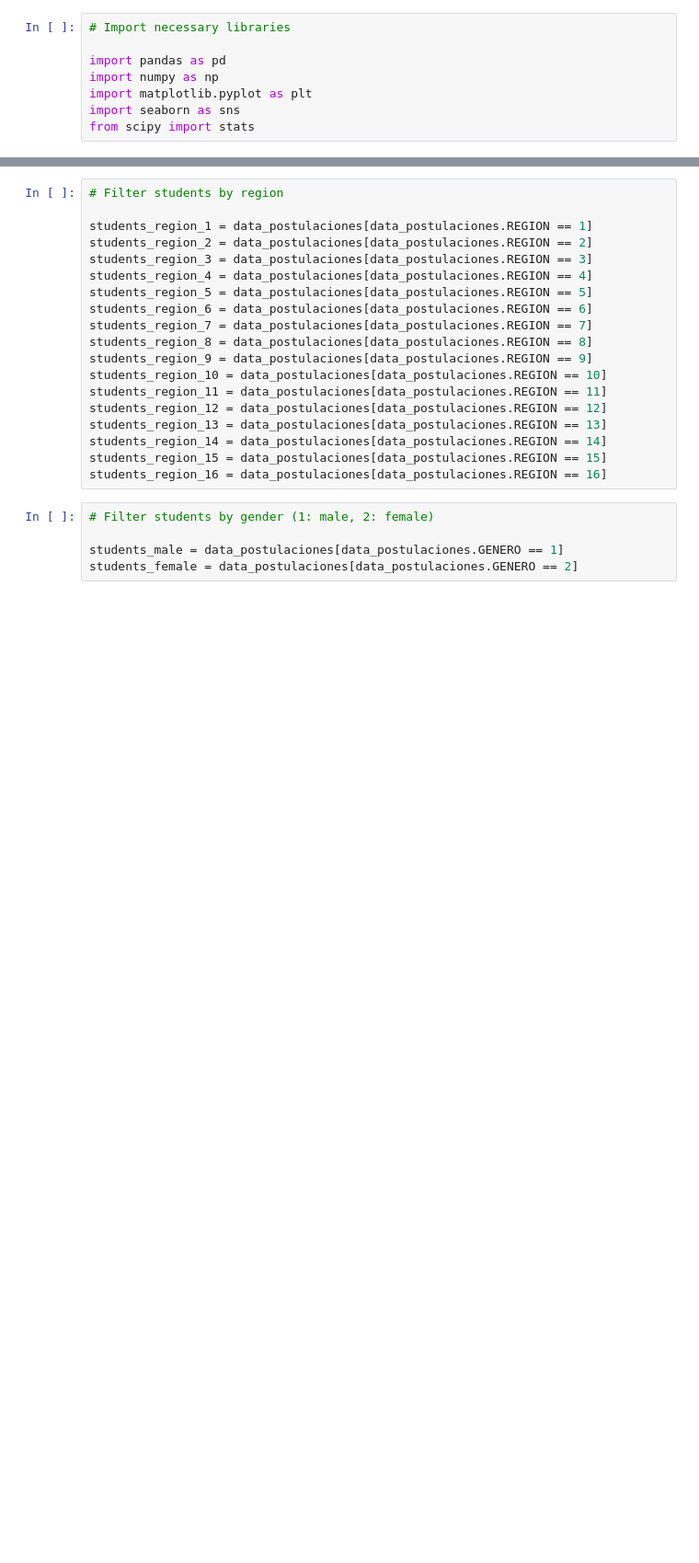
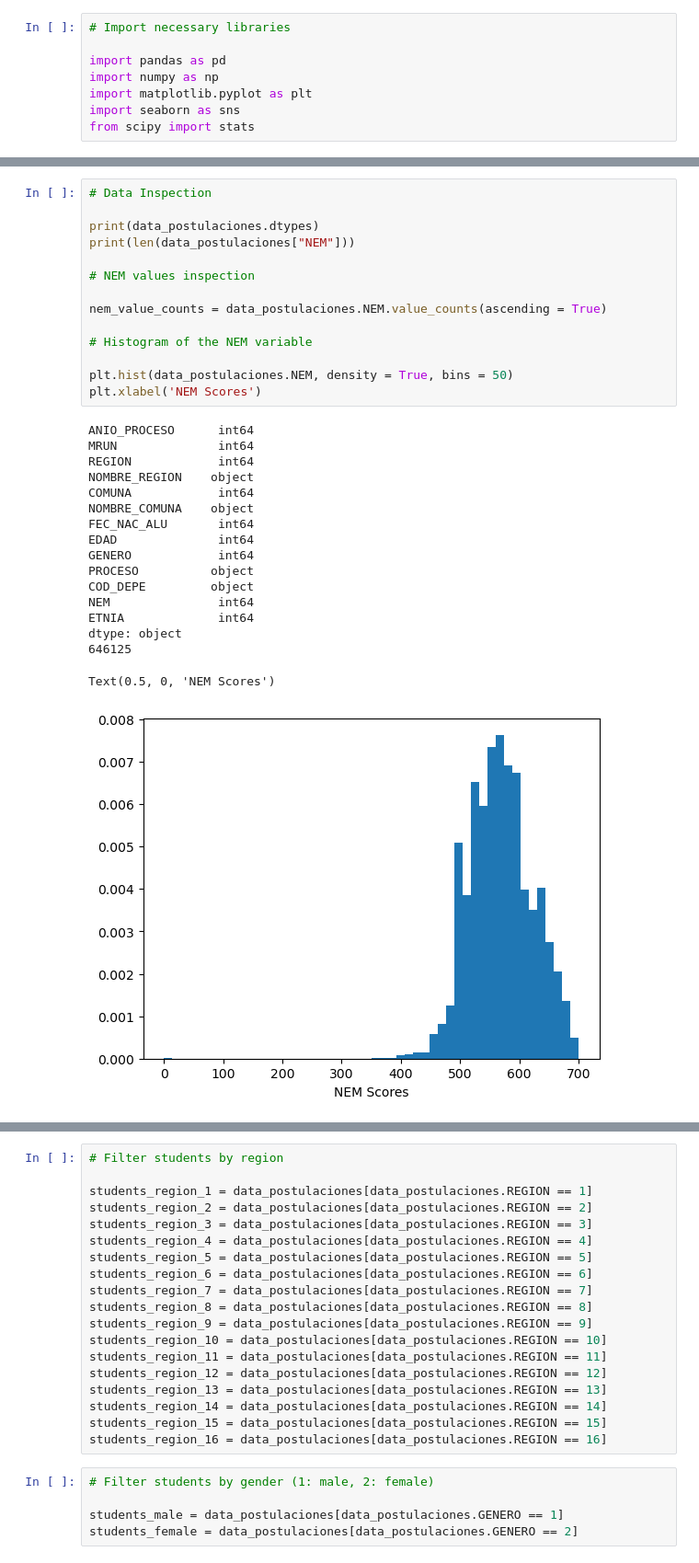
Before and after one commit to Claudio-AhumadaL/Chilean-State-Scholarship-Apllications-Data-2022, a Jupyter notebook: Data_postulacionesBecas_Claudio-AhumadaL.ipynb, the cells around one changed output, grey strips where cells are left out. Shown at 92% size. Saved outputs shown, nothing was run; the diff lists cells and outputs as text; blank space fills up the shorter version.

```diff
--- a/Data_postulacionesBecas_Claudio-AhumadaL.ipynb
+++ b/Data_postulacionesBecas_Claudio-AhumadaL.ipynb
@@ -22,4 +22,36 @@ data_postulaciones.head()
 | 2 | 2022 | 51 | 13 | Región Metropolitana de Santiago | 13301 | Colina | 198305 | 39 | 2 | ... |
 | 3 | 2022 | 55 | 5 | Región de Valparaí­so | 5801 | Quilpué | 198711 | 34 | 2 | ... |
 | 4 | 2022 | 55 | 5 | Región de Valparaí­so | 5801 | Quilpué | 198711 | 34 | 2 | ... |
+# %%
+# Data Inspection
+
+print(data_postulaciones.dtypes)
+print(len(data_postulaciones["NEM"]))
+
+# NEM values inspection
+
+nem_value_counts = data_postulaciones.NEM.value_counts(ascending = True)
+
+# Histogram of the NEM variable
+
+plt.hist(data_postulaciones.NEM, density = True, bins = 50)
+plt.xlabel('NEM Scores')
+# %% [output]
+ANIO_PROCESO      int64
+MRUN              int64
+REGION            int64
+NOMBRE_REGION    object
+COMUNA            int64
+NOMBRE_COMUNA    object
+FEC_NAC_ALU       int64
+EDAD              int64
+GENERO            int64
+PROCESO          object
+COD_DEPE         object
+NEM               int64
+ETNIA             int64
+dtype: object
+646125
+Text(0.5, 0, 'NEM Scores')
+[figure, added]
 # %%
```
Also changed, not shown: parts of 13 cells of this notebook.
